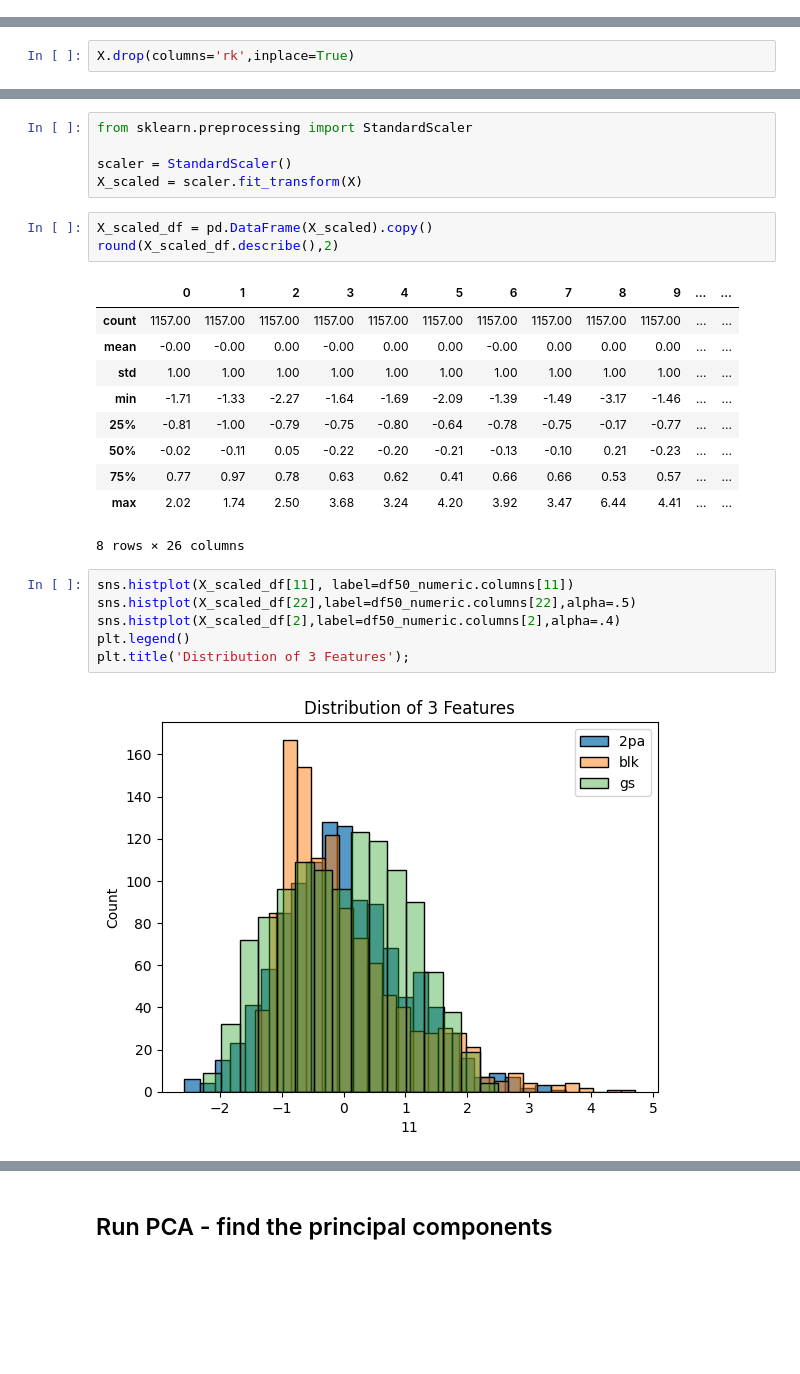
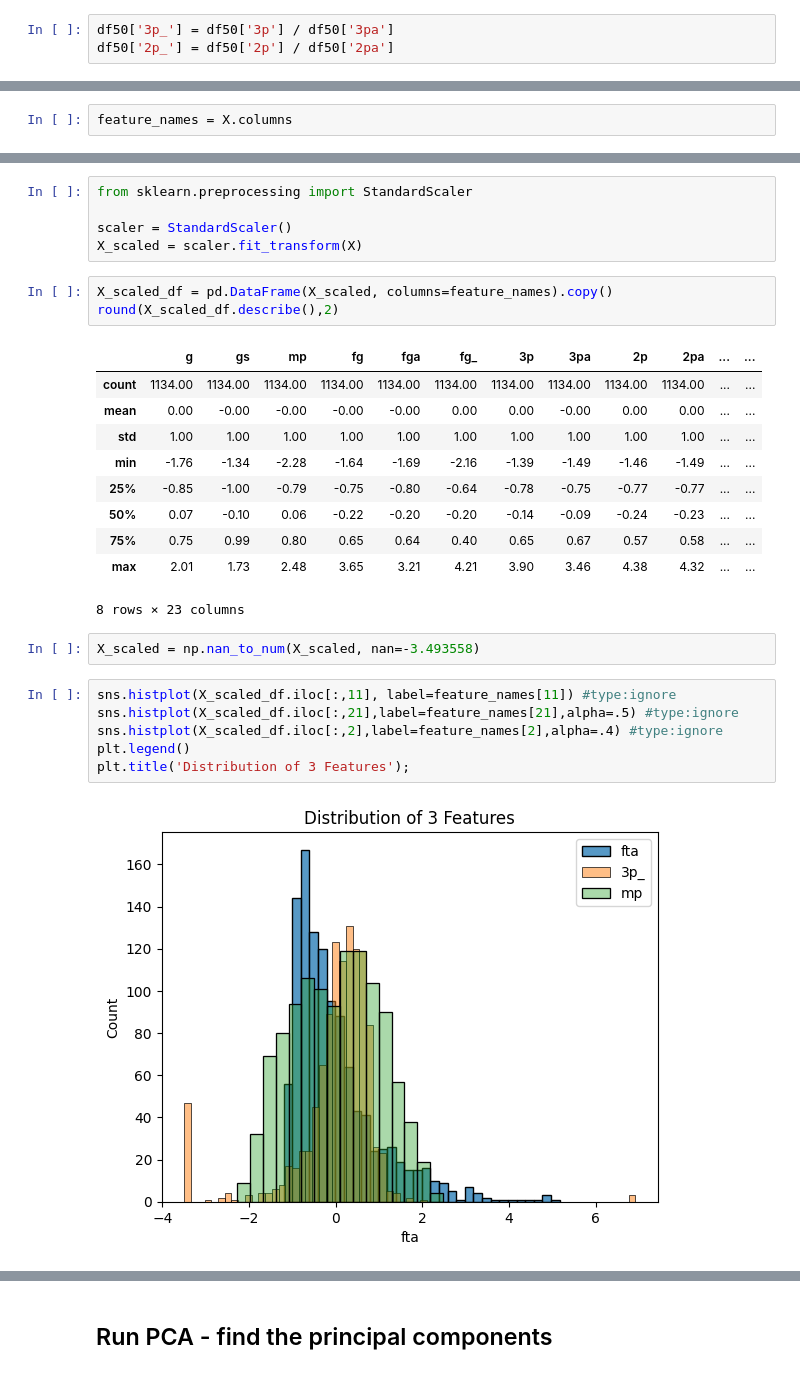
Before and after one commit to nicksalem/2026_github_projects, a Jupyter notebook: NBA Pipeline/PCA_dimension_reduction.ipynb, the cells around one changed output, grey strips where cells are left out. Drawn from its saved outputs; the diff is of its cells as text; blank space fills up the shorter version.

```diff
--- a/NBA Pipeline/PCA_dimension_reduction.ipynb
+++ b/NBA Pipeline/PCA_dimension_reduction.ipynb
@@ -139,3 +114,6 @@ df50[df50['3p_'].isna()][['player', 'fg','fga','3pa']]
+# %%
+df50['3p_'] = df50['3p'] / df50['3pa']
+df50['2p_'] = df50['2p'] / df50['2pa']
 # %% [markdown]
 # An NBA season is 82 games
 A player cannot play more than 82 games unless they were traded
@@ -192,8 +170,6 @@ df50_numeric.fillna(0, inplace=True)
 # Dimension reduction
 # %%
 X = df50_numeric.copy() # label X for convention
-# %%
-X.drop(columns='rk',inplace=True)
 # %%
 X.reset_index(drop=True,inplace=True)
 X.head()
@@ -208,3 +184,5 @@ X.head()
+# %%
+feature_names = X.columns
 # %% [markdown]
 ## First scale the data using the standard scaler
 
@@ -217,27 +195,29 @@ from sklearn.preprocessing import StandardScaler
 scaler = StandardScaler()
 X_scaled = scaler.fit_transform(X)
 # %%
-X_scaled_df = pd.DataFrame(X_scaled).copy()
+X_scaled_df = pd.DataFrame(X_scaled, columns=feature_names).copy()
 round(X_scaled_df.describe(),2)
 # %% [output]
-|  | 0 | 1 | 2 | 3 | 4 | 5 | 6 | 7 | 8 | 9 | ... | ... |
-| count | 1157.00 | 1157.00 | 1157.00 | 1157.00 | 1157.00 | 1157.00 | 1157.00 | 1157.00 | 1157.00 | 1157.00 | ... | ... |
-| mean | -0.00 | -0.00 | 0.00 | -0.00 | 0.00 | 0.00 | -0.00 | 0.00 | 0.00 | 0.00 | ... | ... |
+|  | g | gs | mp | fg | fga | fg_ | 3p | 3pa | 2p | 2pa | ... | ... |
+| count | 1134.00 | 1134.00 | 1134.00 | 1134.00 | 1134.00 | 1134.00 | 1134.00 | 1134.00 | 1134.00 | 1134.00 | ... | ... |
+| mean | 0.00 | -0.00 | -0.00 | -0.00 | -0.00 | 0.00 | 0.00 | -0.00 | 0.00 | 0.00 | ... | ... |
 | std | 1.00 | 1.00 | 1.00 | 1.00 | 1.00 | 1.00 | 1.00 | 1.00 | 1.00 | 1.00 | ... | ... |
-| min | -1.71 | -1.33 | -2.27 | -1.64 | -1.69 | -2.09 | -1.39 | -1.49 | -3.17 | -1.46 | ... | ... |
-| 25% | -0.81 | -1.00 | -0.79 | -0.75 | -0.80 | -0.64 | -0.78 | -0.75 | -0.17 | -0.77 | ... | ... |
-| 50% | -0.02 | -0.11 | 0.05 | -0.22 | -0.20 | -0.21 | -0.13 | -0.10 | 0.21 | -0.23 | ... | ... |
-| 75% | 0.77 | 0.97 | 0.78 | 0.63 | 0.62 | 0.41 | 0.66 | 0.66 | 0.53 | 0.57 | ... | ... |
-| max | 2.02 | 1.74 | 2.50 | 3.68 | 3.24 | 4.20 | 3.92 | 3.47 | 6.44 | 4.41 | ... | ... |
+| min | -1.76 | -1.34 | -2.28 | -1.64 | -1.69 | -2.16 | -1.39 | -1.49 | -1.46 | -1.49 | ... | ... |
+| 25% | -0.85 | -1.00 | -0.79 | -0.75 | -0.80 | -0.64 | -0.78 | -0.75 | -0.77 | -0.77 | ... | ... |
+| 50% | 0.07 | -0.10 | 0.06 | -0.22 | -0.20 | -0.20 | -0.14 | -0.09 | -0.24 | -0.23 | ... | ... |
+| 75% | 0.75 | 0.99 | 0.80 | 0.65 | 0.64 | 0.40 | 0.65 | 0.67 | 0.57 | 0.58 | ... | ... |
+| max | 2.01 | 1.73 | 2.48 | 3.65 | 3.21 | 4.21 | 3.90 | 3.46 | 4.38 | 4.32 | ... | ... |
-8 rows × 26 columns
+8 rows × 23 columns
+# %%
+X_scaled = np.nan_to_num(X_scaled, nan=-3.493558)
 # %%
-sns.histplot(X_scaled_df[11], label=df50_numeric.columns[11])
-sns.histplot(X_scaled_df[22],label=df50_numeric.columns[22],alpha=.5)
-sns.histplot(X_scaled_df[2],label=df50_numeric.columns[2],alpha=.4)
+sns.histplot(X_scaled_df.iloc[:,11], label=feature_names[11]) #type:ignore
+sns.histplot(X_scaled_df.iloc[:,21],label=feature_names[21],alpha=.5) #type:ignore
+sns.histplot(X_scaled_df.iloc[:,2],label=feature_names[2],alpha=.4) #type:ignore
 plt.legend()
 plt.title('Distribution of 3 Features');
 # %% [output]
-[figure, old version]
+[figure, new version]
 # %%
 sns.violinplot(X_scaled_df)
 plt.title('Violin Plot: Distribution of the Features after Scaling');
```
Also changed, not shown: parts of 26 cells of this notebook, 10 other files.
